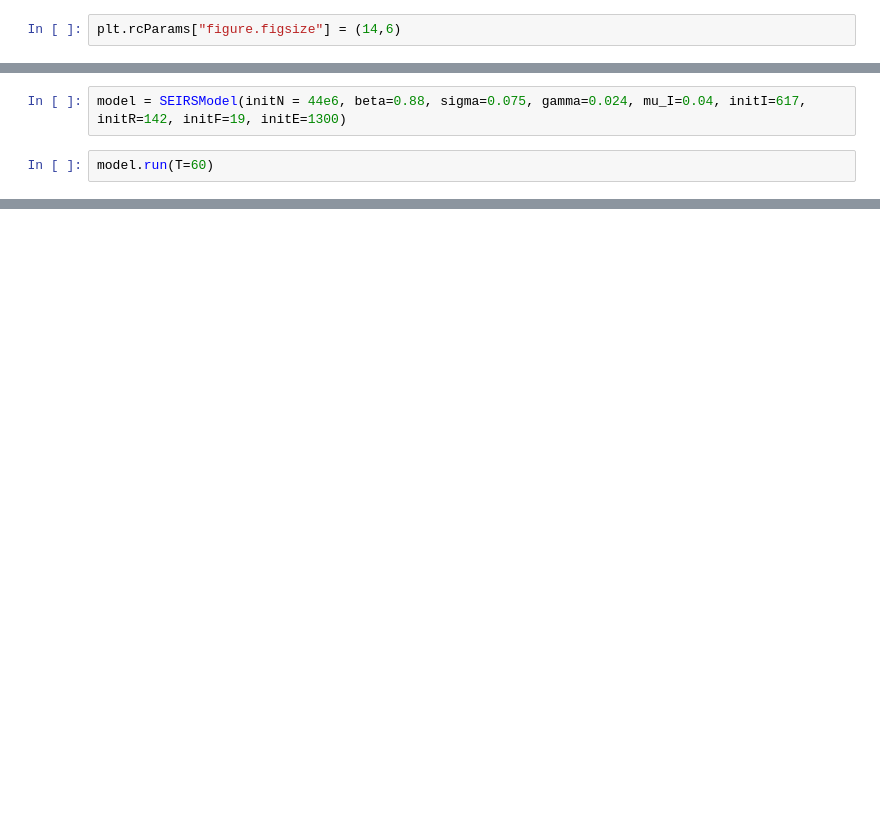
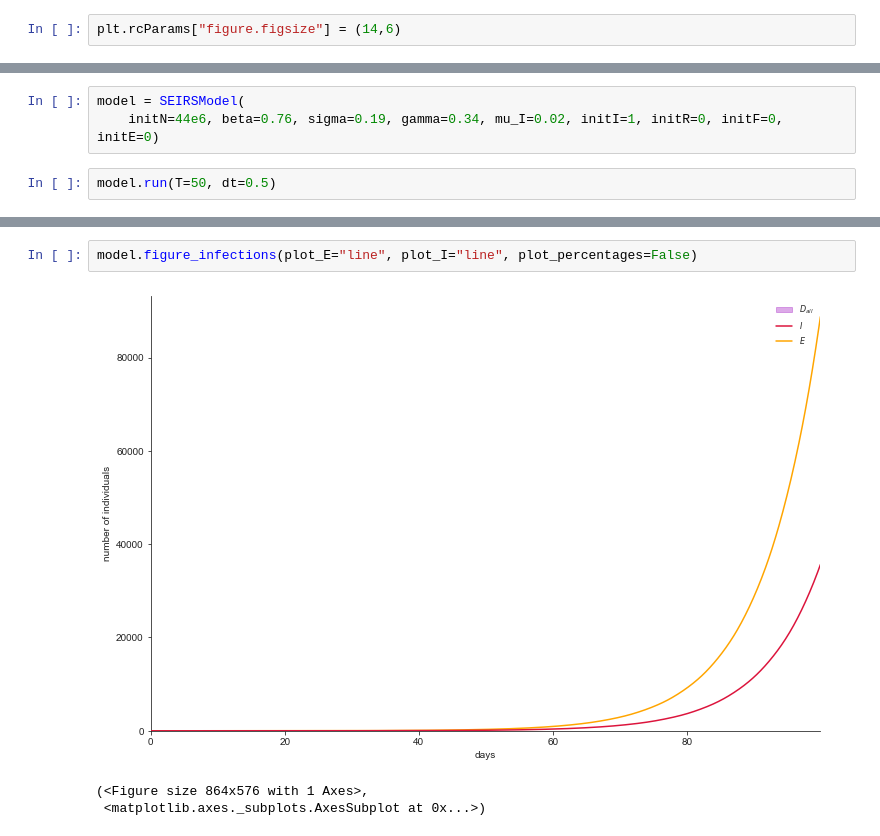
Before and after one commit to coldwhitewinters/ecovid, a Jupyter notebook: notebooks/Untitled.ipynb, the cells around one changed output, grey strips where cells are left out. Cells and saved outputs as stored; diff of their text form; blank space fills up the shorter version.

```diff
--- a/notebooks/Untitled.ipynb
+++ b/notebooks/Untitled.ipynb
@@ -11,5 +111,6 @@ plt.rcParams["figure.figsize"] = (14,6)
 # %%
-model = SEIRSModel(initN = 44e6, beta=0.88, sigma=0.075, gamma=0.024, mu_I=0.04, initI=617, initR=142, initF=19, initE=1300)
+model = SEIRSModel(
+    initN=44e6, beta=0.76, sigma=0.19, gamma=0.34, mu_I=0.02, initI=1, initR=0, initF=0, initE=0)
 # %%
-model.run(T=60)
+model.run(T=50, dt=0.5)
 # %% [output]
@@ -23,0 +192,6 @@ model.figure_infections()
+# %%
+model.figure_infections(plot_E="line", plot_I="line", plot_percentages=False)
+# %% [output]
+[figure, added]
+(<Figure size 864x576 with 1 Axes>,
+ <matplotlib.axes._subplots.AxesSubplot at 0x...>)
```
Also changed, not shown: parts of 22 cells of this notebook, 52 other files.
